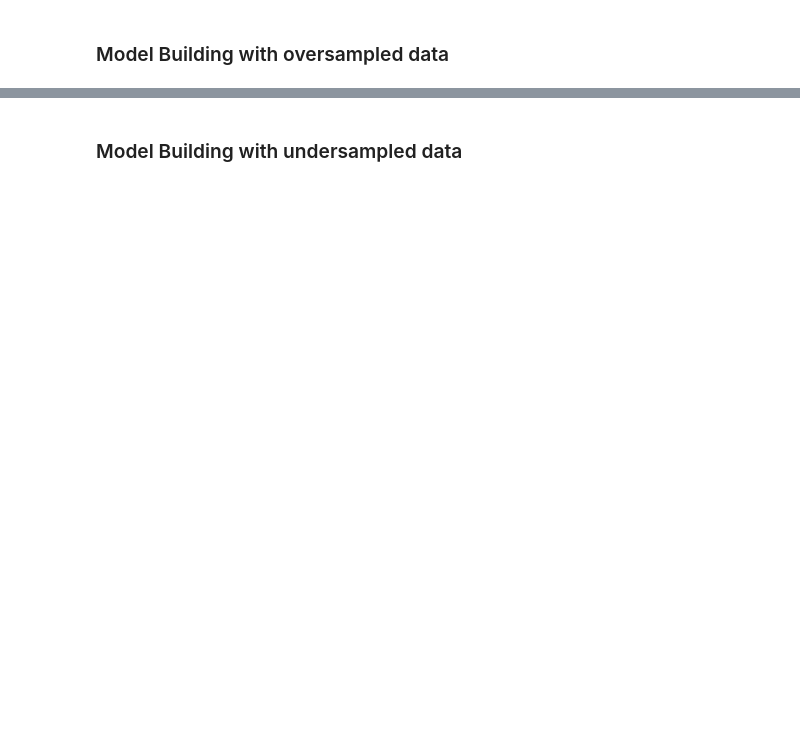
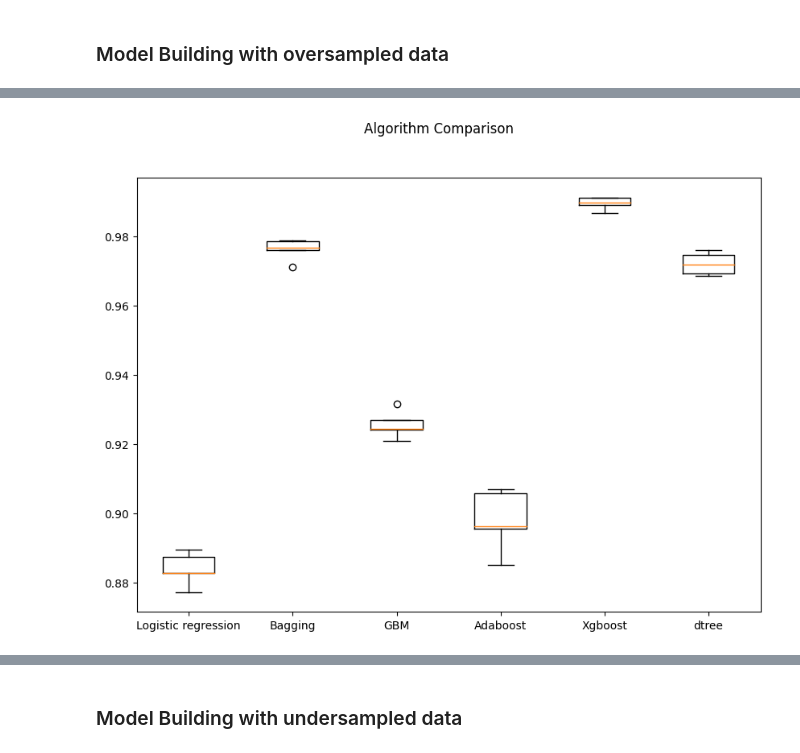
Before and after one commit to CoderSales/codespaces-jupyter, a Jupyter notebook: notebooks/MT_Project_LearnerNotebook_LowCode.ipynb, the cells around one changed output, grey strips where cells are left out. Drawn from its saved outputs; the diff is of its cells as text; code cells hidden in the pictures; blank space fills up the shorter version.

```diff
--- a/notebooks/MT_Project_LearnerNotebook_LowCode.ipynb
+++ b/notebooks/MT_Project_LearnerNotebook_LowCode.ipynb
@@ -1239,7 +1246,7 @@ imputer = SimpleImputer(strategy="median")
 X_train = pd.DataFrame(imputer.fit_transform(X_train), columns=X_train.columns)
 
 # Transform the validation data
-X_val = pd.DataFrame(imputer._______(X_val), columns=X_train.columns) ## Complete the code to impute missing values in X_val without data leakage
+X_val = pd.DataFrame(imputer.transform(X_val), columns=X_train.columns) ## Complete the code to impute missing values in X_val without data leakage
 
 # Transform the test data
-X_test = pd.DataFrame(imputer._______(X_test), columns=X_train.columns) ## Complete the code to impute missing values in X_test without data leakage
+X_test = pd.DataFrame(imputer.transform(X_test), columns=X_train.columns) ## Complete the code to impute missing values in X_test without data leakage
@@ -1317,7 +1370,11 @@ models = []  # Empty list to store all the models
 # Appending models into the list
 models.append(("Logistic regression", LogisticRegression(random_state=1)))
 models.append(("Bagging", BaggingClassifier(random_state=1)))
-'_______' ## Complete the code to append remaining 4 models in the list models
+models.append(("GBM", GradientBoostingClassifier(random_state=1)))
+models.append(("Adaboost", AdaBoostClassifier(random_state=1)))
+models.append(("Xgboost", XGBClassifier(random_state=1, eval_metric="logloss")))
+models.append(("dtree", DecisionTreeClassifier(random_state=1)))
+ ## Complete the code to append remaining 4 models in the list models
 
 results1 = []  # Empty list to store all model's CV scores
 names = []  # Empty list to store name of the models
@@ -1377,7 +1525,11 @@ models = []  # Empty list to store all the models
 # Appending models into the list
 models.append(("Logistic regression", LogisticRegression(random_state=1)))
 models.append(("Bagging", BaggingClassifier(random_state=1)))
-'_______' ## Complete the code to append remaining 4 models in the list models
+models.append(("GBM", GradientBoostingClassifier(random_state=1)))
+models.append(("Adaboost", AdaBoostClassifier(random_state=1)))
+models.append(("Xgboost", XGBClassifier(random_state=1, eval_metric="logloss")))
+models.append(("dtree", DecisionTreeClassifier(random_state=1)))
+ ## Complete the code to append remaining 4 models in the list models
 
 results1 = []  # Empty list to store all model's CV scores
 names = []  # Empty list to store name of the models
@@ -1391,7 +1543,7 @@ for name, model in models:
         n_splits=5, shuffle=True, random_state=1
     )  # Setting number of splits equal to 5
     cv_result = cross_val_score(
-        estimator=model, X=_______, y=_______, scoring=scorer, cv=kfold
+        estimator=model, X=X_train_over, y=y_train_over, scoring=scorer, cv=kfold
     )  ## Complete the code to build models on oversampled data
     results1.append(cv_result)
     names.append(name)
@@ -1400,6 +1552,6 @@ for name, model in models:
 print("\n" "Validation Performance:" "\n")
 
 for name, model in models:
-    model.fit(______,______)## Complete the code to build models on oversampled data
+    model.fit(X_train_over,y_train_over)## Complete the code to build models on oversampled data
     scores = recall_score(y_val, model.predict(X_val))
     print("{}: {}".format(name, scores))
@@ -1406,3 +1578,13 @@ for name, model in models:
 # %%
 # Plotting boxplots for CV scores of all models defined above
-'_______' ## Write the code to create boxplot to check model performance on oversampled data
+fig = plt.figure(figsize=(10, 7))
+
+fig.suptitle("Algorithm Comparison")
+ax = fig.add_subplot(111)
+
+plt.boxplot(results1)
+ax.set_xticklabels(names)
+
+plt.show() ## Write the code to create boxplot to check model performance on oversampled data
+# %% [output]
+[figure, added]
```
Also changed, not shown: parts of 40 cells of this notebook.
